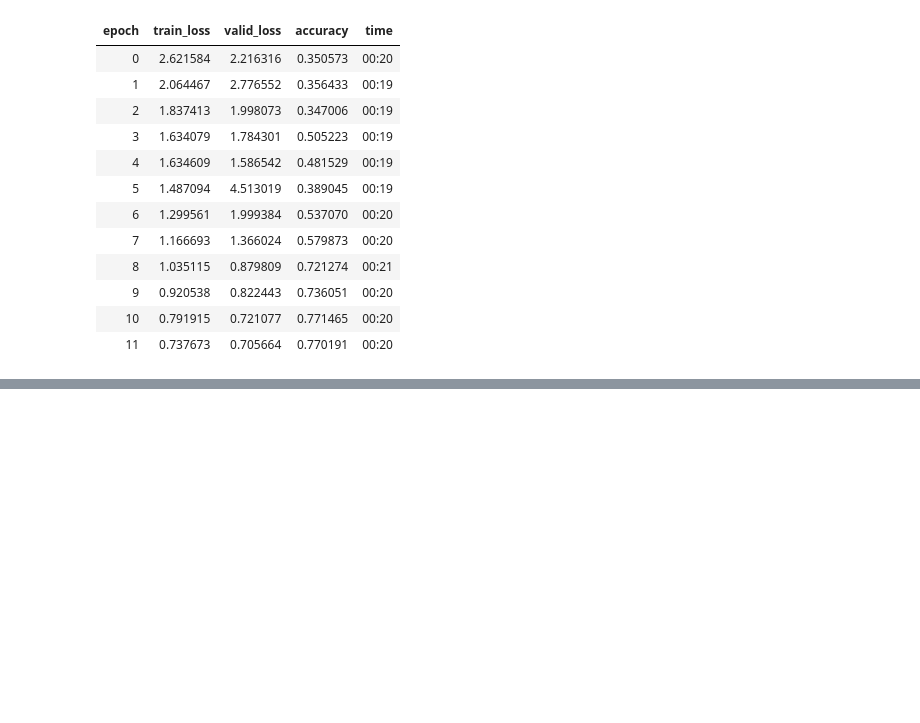
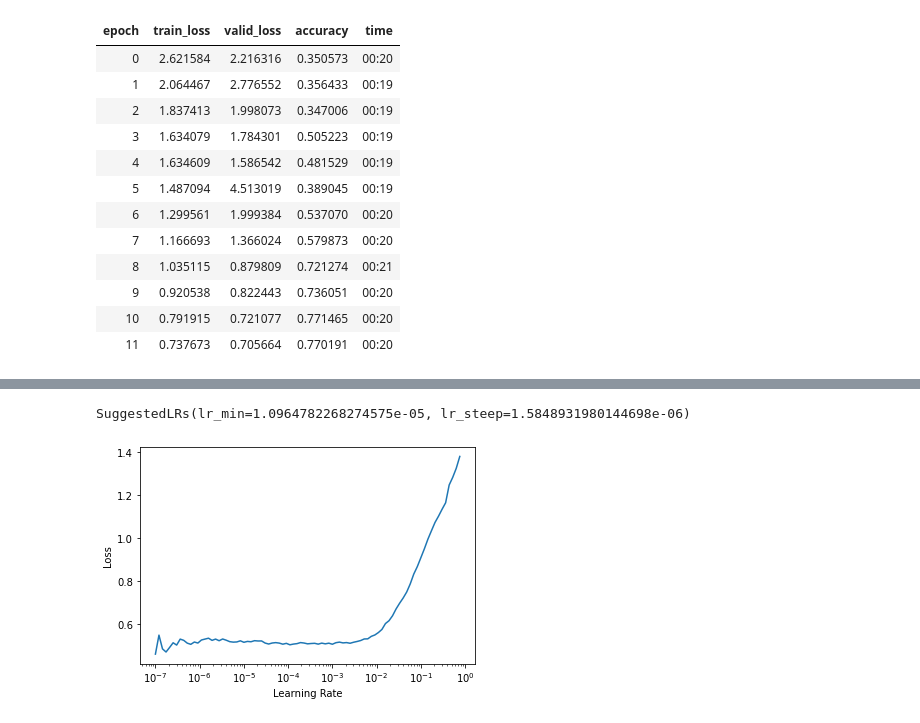
Before and after one commit to moaaztaha/fastai-experiments, a Jupyter notebook: imagenette.ipynb, the cells around one changed output, grey strips where cells are left out. Saved outputs shown, nothing was run; the diff lists cells and outputs as text; code cells hidden in the pictures; blank space fills up the shorter version.

```diff
--- a/imagenette.ipynb
+++ b/imagenette.ipynb
@@ -209,0 +243,2 @@ learn.fit_one_cycle(12, 3e-3)
+# %%
+learn.fit_one_cycle(6, 3e-3)
@@ -209,0 +253,3 @@ learn.fit_one_cycle(12, 3e-3)
+# %%
+learn.lr_find()
+# %% [output]
@@ -209,0 +257,2 @@ learn.fit_one_cycle(12, 3e-3)
+SuggestedLRs(lr_min=1.0964782268274575e-05, lr_steep=1.5848931980144698e-06)
+[figure, added]
```
Also changed, not shown: parts of 15 cells of this notebook.
